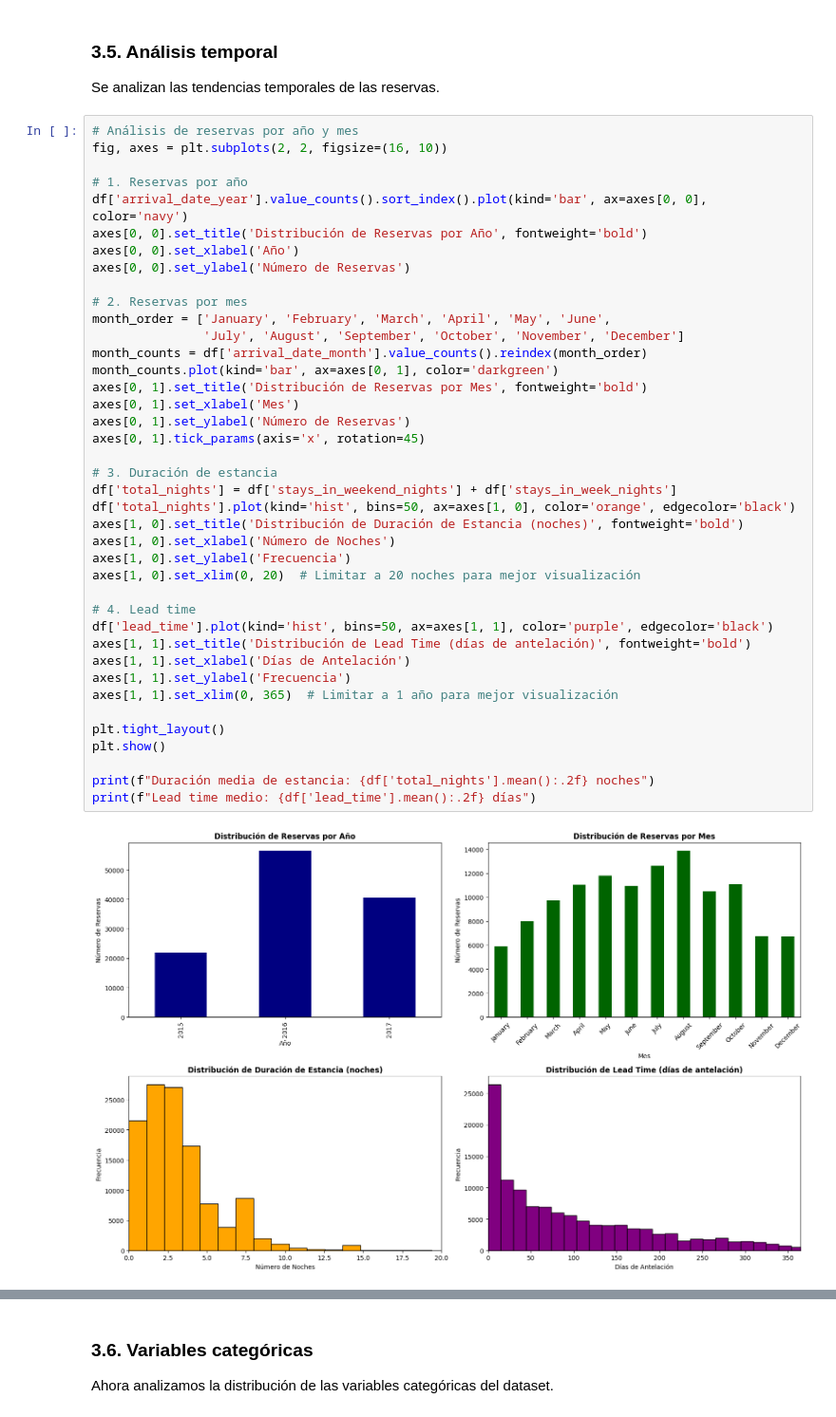
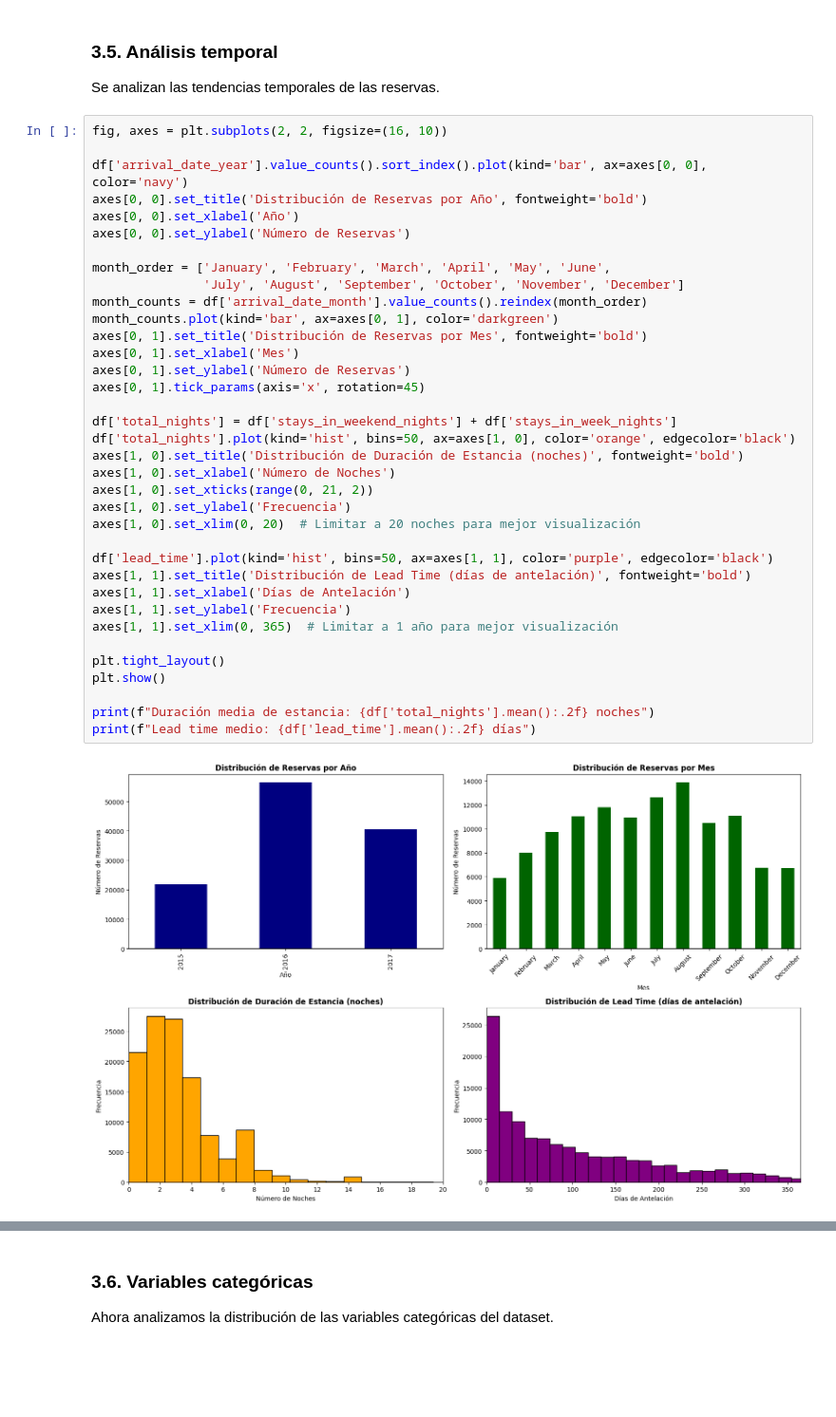
Before and after one commit to acascanzal/EDA-TCD, a Jupyter notebook: main.ipynb, the cells around one changed output, grey strips where cells are left out. Shown at 95% size. Cells and saved outputs as stored; diff of their text form; blank space fills up the shorter version.

```diff
--- a/main.ipynb
+++ b/main.ipynb
@@ -580,47 +362,43 @@ Entre las variables numéricas, la relación más clara aparece con lead_time: a
 
 Se analizan las tendencias temporales de las reservas.
 # %%
-# Análisis de reservas por año y mes
 fig, axes = plt.subplots(2, 2, figsize=(16, 10))
 
-# 1. Reservas por año
 df['arrival_date_year'].value_counts().sort_index().plot(kind='bar', ax=axes[0, 0], color='navy')
 axes[0, 0].set_title('Distribución de Reservas por Año', fontweight='bold')
 axes[0, 0].set_xlabel('Año')
 axes[0, 0].set_ylabel('Número de Reservas')
 
-# 2. Reservas por mes
 month_order = ['January', 'February', 'March', 'April', 'May', 'June',
                'July', 'August', 'September', 'October', 'November', 'December']
 month_counts = df['arrival_date_month'].value_counts().reindex(month_order)
 month_counts.plot(kind='bar', ax=axes[0, 1], color='darkgreen')
 axes[0, 1].set_title('Distribución de Reservas por Mes', fontweight='bold')
 axes[0, 1].set_xlabel('Mes')
 axes[0, 1].set_ylabel('Número de Reservas')
 axes[0, 1].tick_params(axis='x', rotation=45)
 
-# 3. Duración de estancia
 df['total_nights'] = df['stays_in_weekend_nights'] + df['stays_in_week_nights']
 df['total_nights'].plot(kind='hist', bins=50, ax=axes[1, 0], color='orange', edgecolor='black')
 axes[1, 0].set_title('Distribución de Duración de Estancia (noches)', fontweight='bold')
 axes[1, 0].set_xlabel('Número de Noches')
+axes[1, 0].set_xticks(range(0, 21, 2))
 axes[1, 0].set_ylabel('Frecuencia')
 axes[1, 0].set_xlim(0, 20)  # Limitar a 20 noches para mejor visualización
 
-# 4. Lead time
 df['lead_time'].plot(kind='hist', bins=50, ax=axes[1, 1], color='purple', edgecolor='black')
 axes[1, 1].set_title('Distribución de Lead Time (días de antelación)', fontweight='bold')
 axes[1, 1].set_xlabel('Días de Antelación')
 axes[1, 1].set_ylabel('Frecuencia')
 axes[1, 1].set_xlim(0, 365)  # Limitar a 1 año para mejor visualización
 
 plt.tight_layout()
 plt.show()
 
 print(f"Duración media de estancia: {df['total_nights'].mean():.2f} noches")
 print(f"Lead time medio: {df['lead_time'].mean():.2f} días")
 # %% [output]
-[figure, old version]
+[figure, new version]
 Duración media de estancia: 3.43 noches
 Lead time medio: 104.31 días
 # %% [markdown]
```
Also changed, not shown: parts of 27 cells of this notebook.
